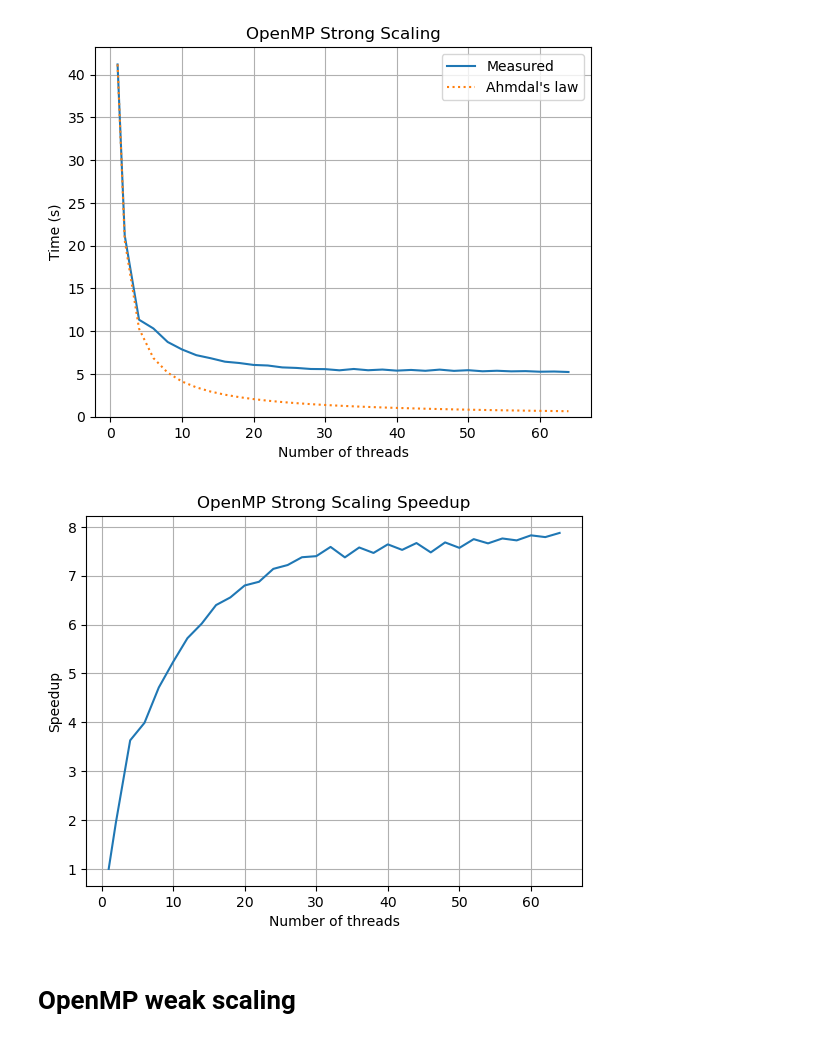
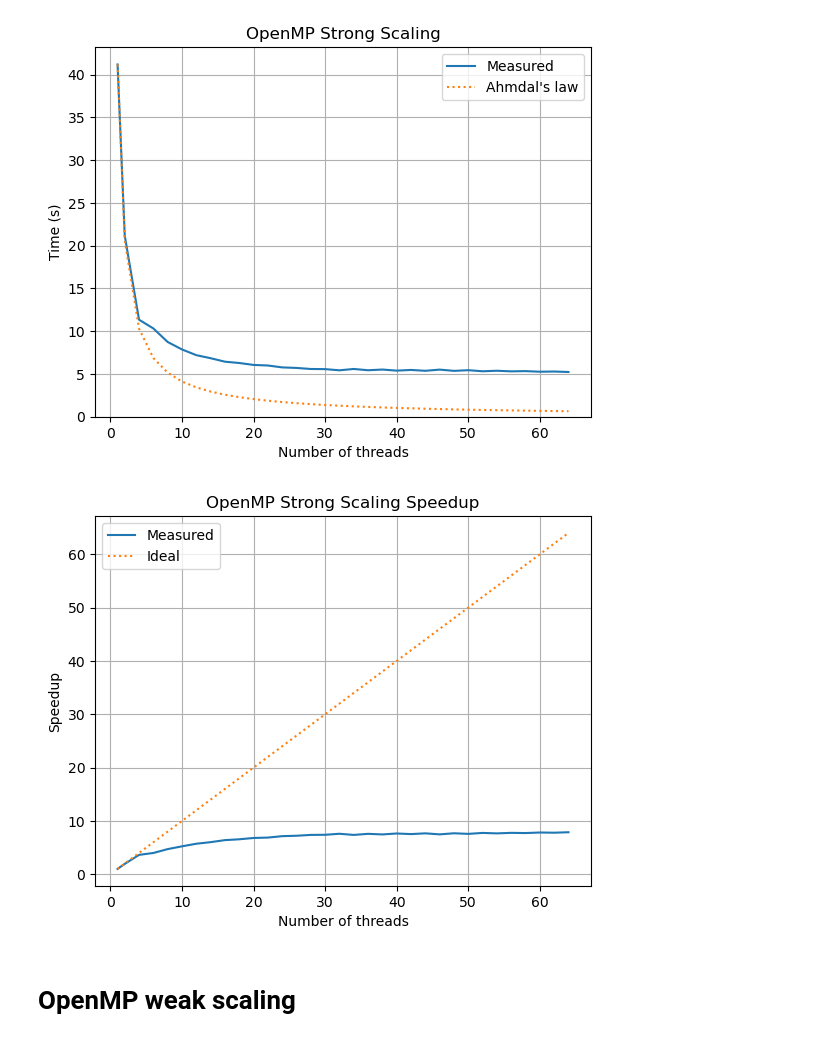
Before and after one commit to adellasiega/High-Performance-Computing, a Jupyter notebook: hybrid_mandelbrot/analysis/notebook.ipynb, the cells around one changed output. Drawn from its saved outputs; the diff is of its cells as text; code cells hidden in the pictures.

```diff
--- a/hybrid_mandelbrot/analysis/notebook.ipynb
+++ b/hybrid_mandelbrot/analysis/notebook.ipynb
@@ -95,15 +95,18 @@ plt.show()
 # %%
 # OpenMP strong scaling speedup
 fig, ax = plt.subplots()
-ax.plot(threads, time_seconds[0]/time_seconds)
+ax.plot(threads, time_seconds[0]/time_seconds, label='Measured')
+#add Ahmdal's law line in a dotted line
+ax.plot(threads, threads, linestyle='dotted', label='Ideal')
 ax.set_xlabel('Number of threads')
 ax.set_ylabel('Speedup')
 plt.title('OpenMP Strong Scaling Speedup')
 ax.grid()
+plt.legend()
 plt.savefig('../images/omp_strong_scaling_speedup.png')
 plt.show()
 # %% [output]
-[figure, old version]
+[figure, new version]
 # %% [markdown]
 # OpenMP weak scaling
 # %%
```
Also changed, not shown: 18 other files.
